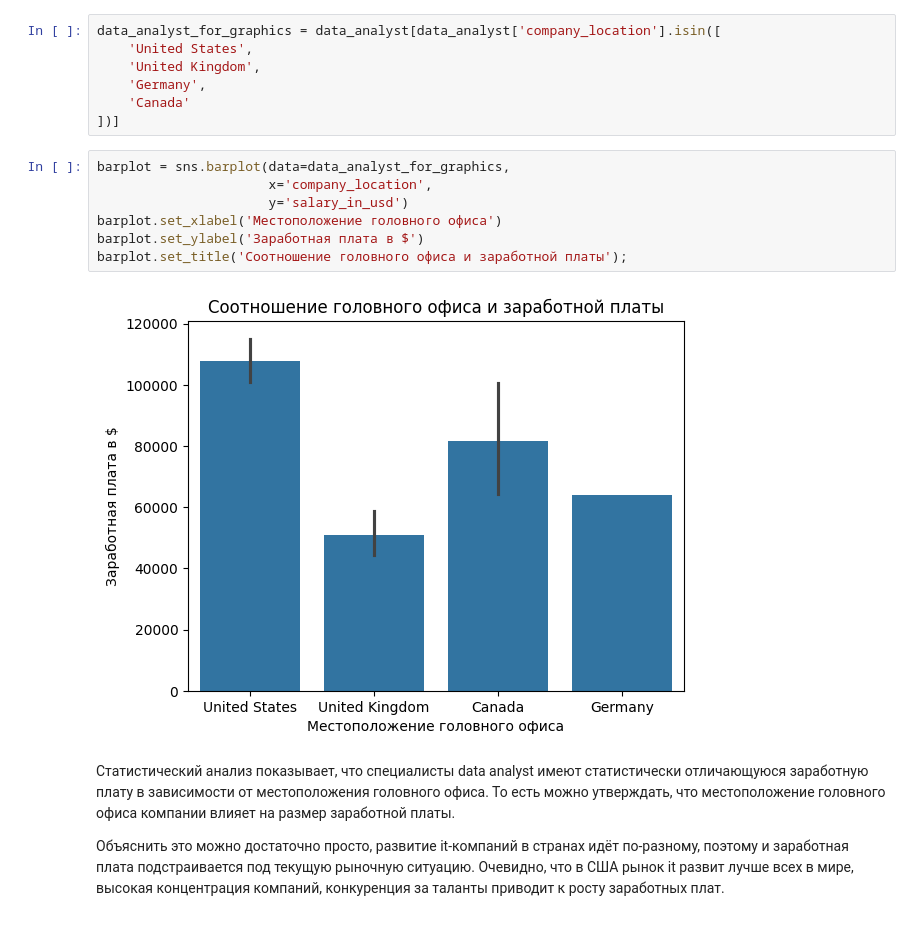
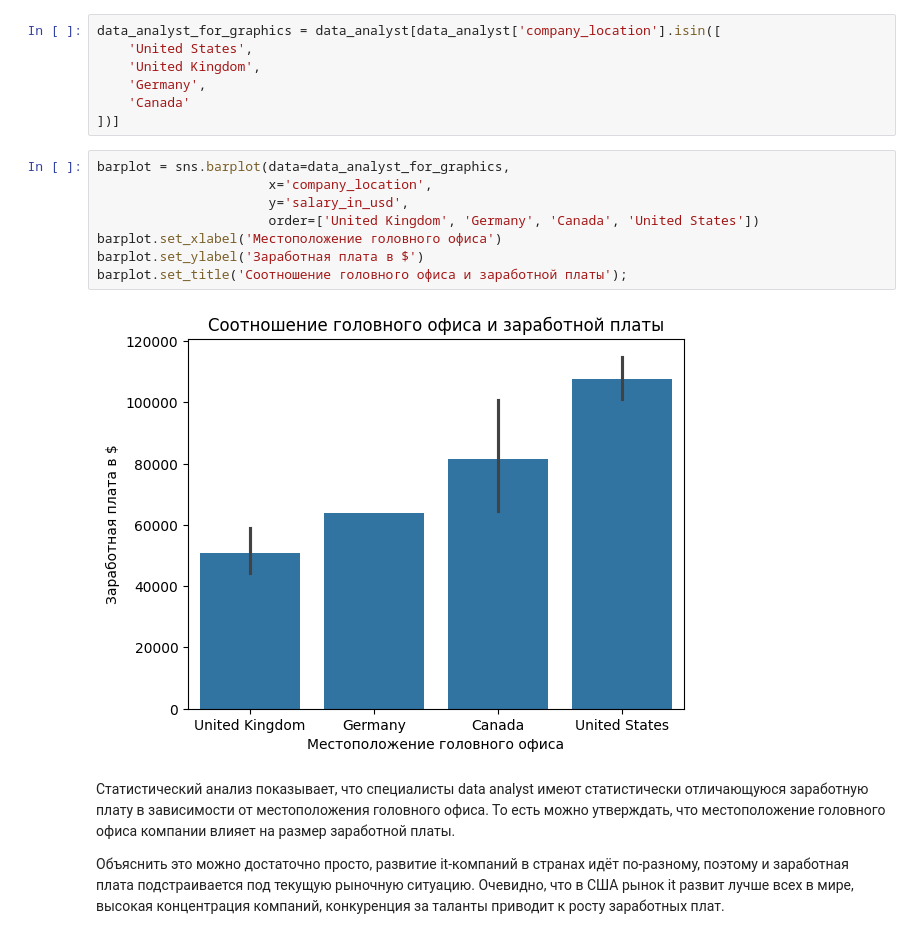
Before and after one commit to AlexKosuhin/SF_data_science, a Jupyter notebook: EDA_статистические тесты.ipynb, the cells around one changed output. Cells and saved outputs as stored; diff of their text form.

```diff
--- a/EDA_статистические тесты.ipynb
+++ b/EDA_статистические тесты.ipynb
@@ -974,12 +995,13 @@ data_analyst_for_graphics = data_analyst[data_analyst['company_location'].isin([
 # %%
 barplot = sns.barplot(data=data_analyst_for_graphics,
                       x='company_location',
-                      y='salary_in_usd')
+                      y='salary_in_usd',
+                      order=['United Kingdom', 'Germany', 'Canada', 'United States'])
 barplot.set_xlabel('Местоположение головного офиса')
 barplot.set_ylabel('Заработная плата в $')
 barplot.set_title('Соотношение головного офиса и заработной платы');
 # %% [output]
-[figure, old version]
+[figure, new version]
 # %% [markdown]
 Статистический анализ показывает, что специалисты data analyst имеют статистически отличающуюся заработную плату в зависимости от местоположения головного офиса. То есть можно утверждать, что местоположение головного офиса компании влияет на размер заработной платы.
 
```
Also changed, not shown: parts of 9 cells of this notebook, 1 other file.
